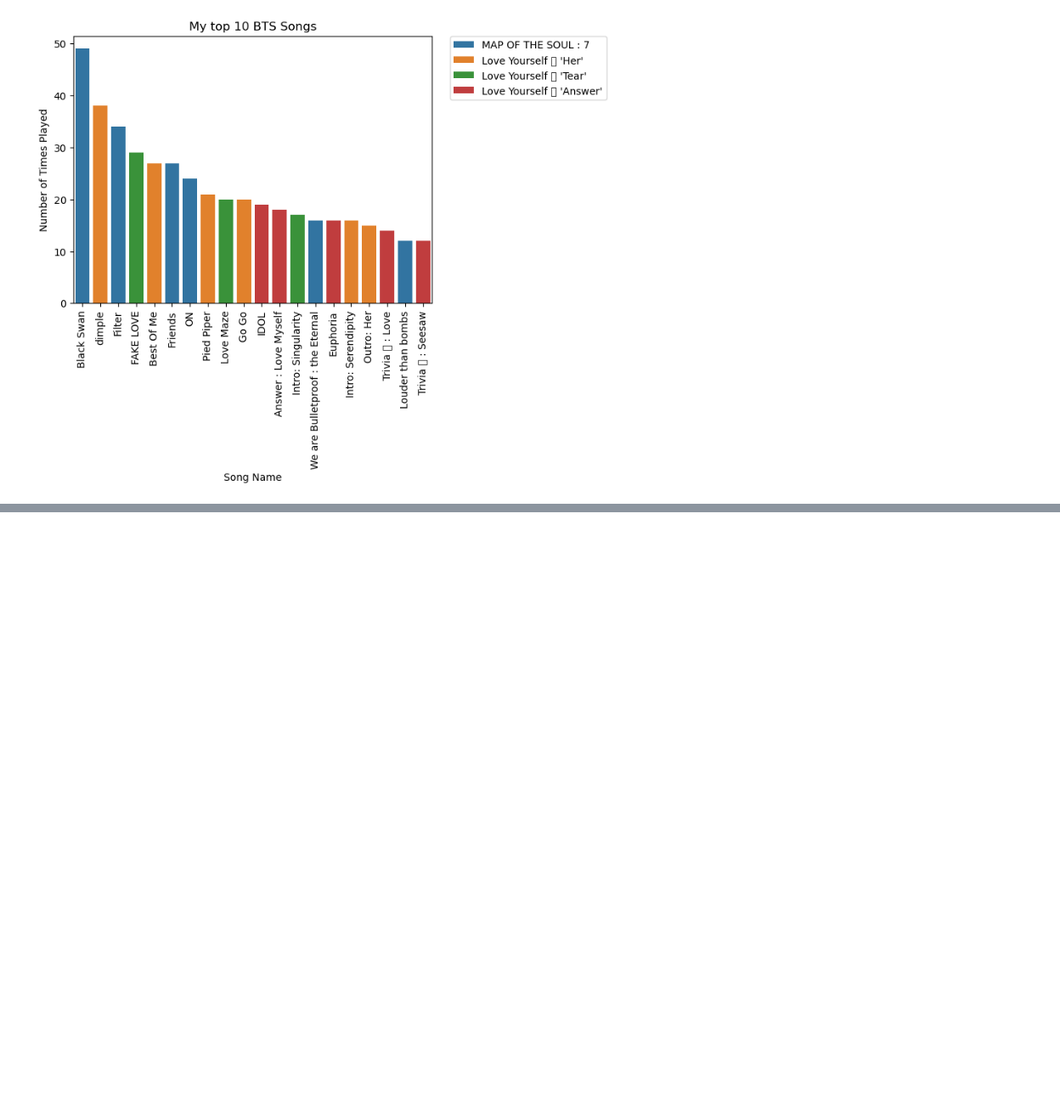
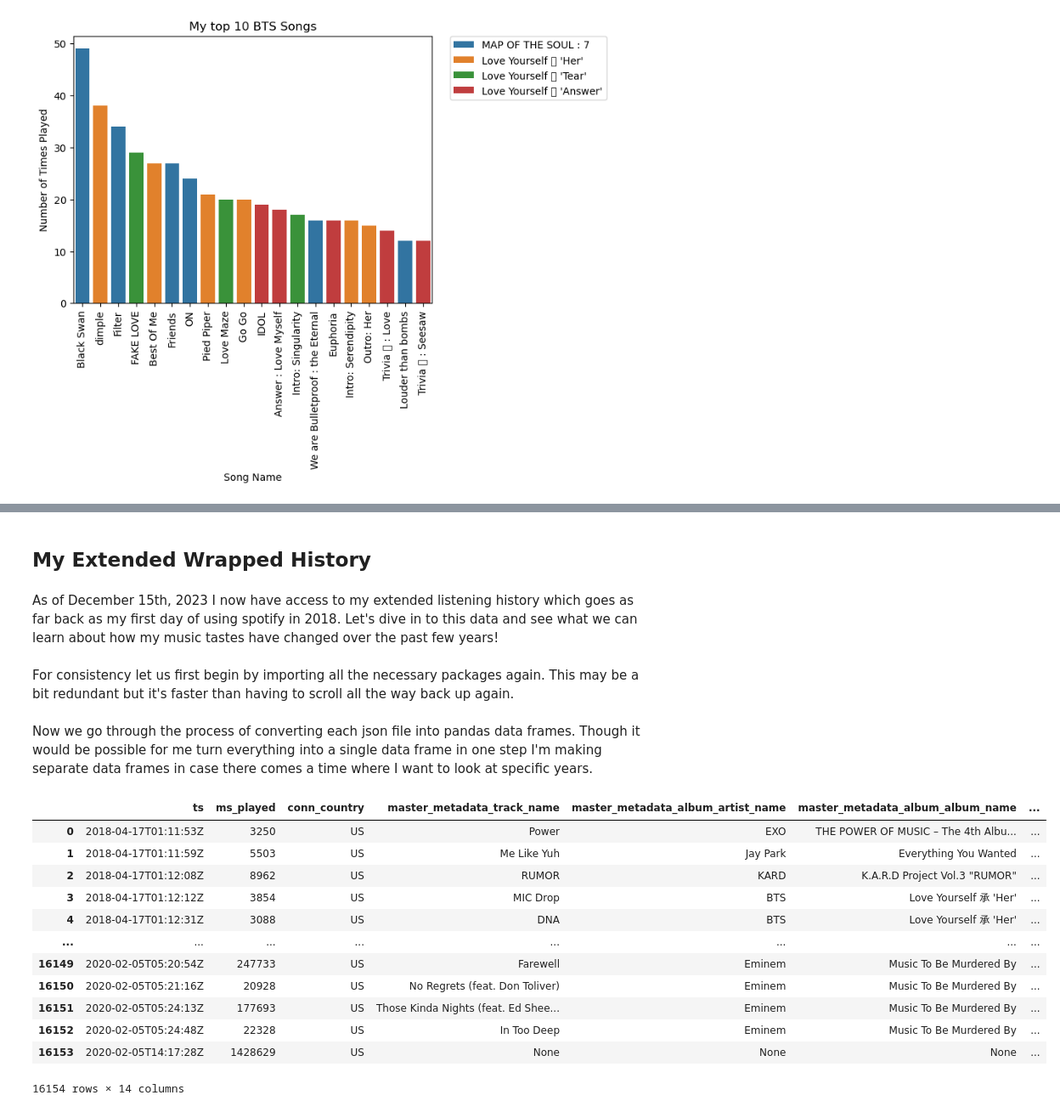
Before and after one commit to ssharmaSD/mySpotifyWrapped, a Jupyter notebook: Suhani's Wrapped.ipynb, the cells around one changed output, grey strips where cells are left out. Shown at 85% size. Saved outputs shown, nothing was run; the diff lists cells and outputs as text; code cells hidden in the pictures; blank space fills up the shorter version.

Commit message:
got extended history started cleaning calculated total time started separating podcasts vs music

```diff
--- a/Suhani's Wrapped.ipynb
+++ b/Suhani's Wrapped.ipynb
@@ -813,0 +814,6 @@ And from this I can determine that many of my top songs come from the album "MAP
+# %% [markdown]
+## My Extended Wrapped History <br>
+# %% [markdown]
+As of December 15th, 2023 I now have access to my extended listening history which goes as far back as my first day of using spotify in 2018. Let's dive in to this data and see what we can learn about how my music tastes have changed over the past few years!
+# %% [markdown]
+For consistency let us first begin by importing all the necessary packages again. This may be a bit redundant but it's faster than having to scroll all the way back up again.
@@ -813,0 +827,26 @@ And from this I can determine that many of my top songs come from the album "MAP
+# %% [markdown]
+Now we go through the process of converting each json file into pandas data frames. Though it would be possible for me turn everything into a single data frame in one step I'm making separate data frames in case there comes a time where I want to look at specific years.
+# %%
+yrs_2018_2020 = pd.read_json('Spotify Extended Streaming History/Streaming_History_Audio_2018-2020_0.json')
+yrs_2018_2020 = yrs_2018_2020.drop(['platform',
+                                    'username',
+                                    'ip_addr_decrypted',
+                                    'user_agent_decrypted',
+                                    'offline_timestamp',
+                                    'incognito_mode',
+                                    'offline'], axis =1)
+yrs_2018_2020
+# %% [output]
+|  | ts | ms_played | conn_country | master_metadata_track_name | master_metadata_album_artist_name | master_metadata_album_album_name | ... |
+| 0 | 2018-04-17T01:11:53Z | 3250 | US | Power | EXO | THE POWER OF MUSIC – The 4th Albu... | ... |
+| 1 | 2018-04-17T01:11:59Z | 5503 | US | Me Like Yuh | Jay Park | Everything You Wanted | ... |
+| 2 | 2018-04-17T01:12:08Z | 8962 | US | RUMOR | KARD | K.A.R.D Project Vol.3 "RUMOR" | ... |
+| 3 | 2018-04-17T01:12:12Z | 3854 | US | MIC Drop | BTS | Love Yourself 承 'Her' | ... |
+| 4 | 2018-04-17T01:12:31Z | 3088 | US | DNA | BTS | Love Yourself 承 'Her' | ... |
+| ... | ... | ... | ... | ... | ... | ... | ... |
+| 16149 | 2020-02-05T05:20:54Z | 247733 | US | Farewell | Eminem | Music To Be Murdered By | ... |
+| 16150 | 2020-02-05T05:21:16Z | 20928 | US | No Regrets (feat. Don Toliver) | Eminem | Music To Be Murdered By | ... |
+| 16151 | 2020-02-05T05:24:13Z | 177693 | US | Those Kinda Nights (feat. Ed Shee... | Eminem | Music To Be Murdered By | ... |
+| 16152 | 2020-02-05T05:24:48Z | 22328 | US | In Too Deep | Eminem | Music To Be Murdered By | ... |
+| 16153 | 2020-02-05T14:17:28Z | 1428629 | US | None | None | None | ... |
+16154 rows × 14 columns
```
Also changed, not shown: parts of 22 cells of this notebook, 8 other files.
